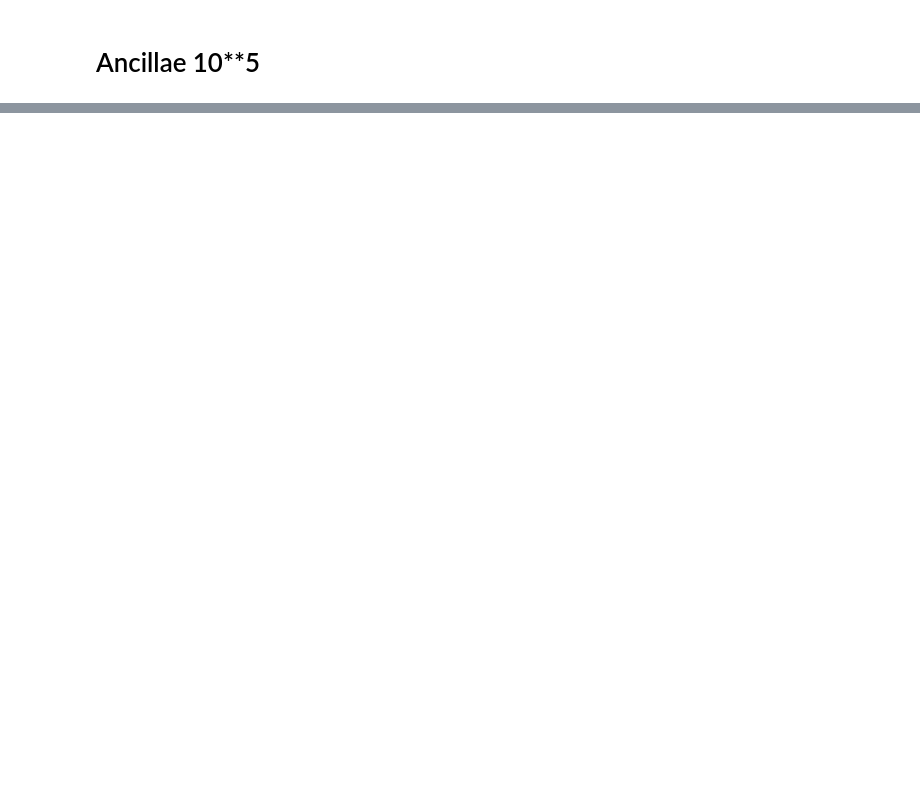
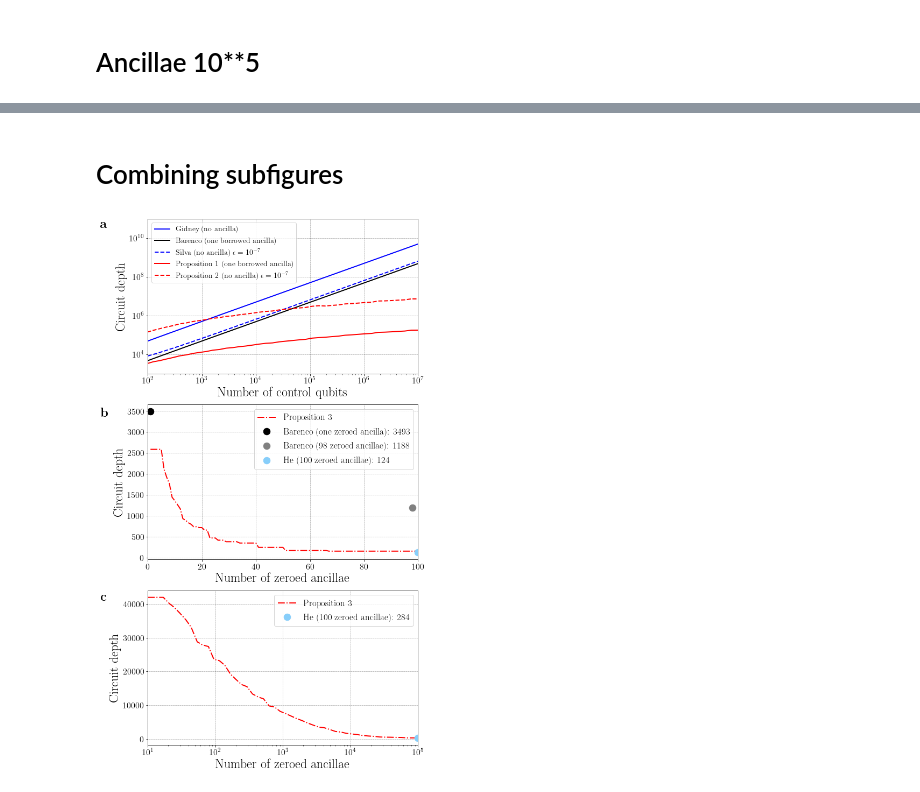
Before and after one commit to BaptisteClaudon/Polylog_MCX-public, a Jupyter notebook: paper_plot.ipynb, the cells around one changed output, grey strips where cells are left out. Saved outputs shown, nothing was run; the diff lists cells and outputs as text; code cells hidden in the pictures; blank space fills up the shorter version.

```diff
--- a/paper_plot.ipynb
+++ b/paper_plot.ipynb
@@ -113,0 +108,61 @@ The PostScript backend does not support transparency; partially transparent arti
+# %% [markdown]
+# Combining subfigures
+# %%
+legend_size = 14; fs=24
+xrange = np.load('data/x_axis.npy')
+silva_range = np.load('data/silva_range.npy')
+silva_depth = [3610, 5044, 5716, 6530, 7796, 9788, 12399, 15932, 20540, 26684, 34799, 45628, 59964, 78908, 104047, 137404, 181615, 240239, 317935, 420975, 557551, 738543, 978620, 1296751, 1718588, 2277820, 3019196]
+while xrange[4+len(silva_depth)-1] != 10**7:
+    silva_depth.append((silva_depth[-1]-silva_depth[-2])/(xrange[4+len(silva_depth)-1]-xrange[4+len(silva_depth)-2])*(xrange[4+len(silva_depth)]-xrange[3+len(silva_depth)])+silva_depth[-1])
+barenco_one_depth = np.load('data/barenco_one_depth.npy')
+gidney_depth = np.load('data/gidney_depth.npy')
+log3_depth = np.load('data/log3_depth.npy')
+k = np.ceil(np.log2(np.pi/1e-7))
+log3_approx_depth = [1984, 4074, 8116, 16726, 30576, 53044, 80462, 105854, 135536, 171302, 209168, 254228, 299770, 369074, 414580, 489554, 548154, 617850, 720250, 774638, 912350, 954410, 1093050, 1188350, 1322050]
+log3_approx_depth = log3_approx_depth + [1479250, 1628550, 1708050, 1940950, 2096450, 2264750, 2444250, 2603250, 2997350, 3186950]
+while len(log3_approx_depth) < len(xrange):
+    l = len(log3_approx_depth)
+    log3_approx_depth.append(k*(2*(log3_depth[l]+5-20*np.log2(np.floor(np.sqrt(xrange[l])))**3)))
+plt.figure(figsize=(9,18))
+plt.subplot(3, 1, 1)
+plt.loglog(xrange, gidney_depth, 'b', label=r'Gidney (no ancilla)')
+plt.loglog(xrange, barenco_one_depth, 'k', label='Barenco (one borrowed ancilla)')
+plt.loglog(xrange[4:4+len(silva_depth)], silva_depth, 'b--', label=r'Silva (no ancilla) $\epsilon=10^{-7}$')
+plt.loglog(xrange, log3_depth, 'r', label='Proposition 1 (one borrowed ancilla)')
+plt.loglog(xrange[:len(log3_approx_depth)], log3_approx_depth, 'r--', label=r'Proposition 2 (no ancilla) $\epsilon=10^{-7}$')
+plt.legend(prop={'size': legend_size})
+plt.xlabel('Number of control qubits', fontsize=fs)
+plt.ylabel('Circuit depth', fontsize=fs)
+plt.xlim((10**2, 10**7))
+plt.ylim((10**3, 10**11))
+plt.text(13, 3.5*10**10, r"$\mathbf{a}$", fontweight=1000, fontsize=24)
+plt.subplot(3, 1, 2)
+nc = 100
+ms = 25
+depth_one_clean_ancilla, depth_v_chain, depth_he = 3489, 1188, 124
+our_depth = np.load('data/ancillae_100.npy')
+plt.plot(list(range(1, nc+1)), our_depth, 'r-.', label='Proposition 3')
+plt.plot(1, depth_one_clean_ancilla, '.k', markersize=ms, label=r'Barenco (one zeroed ancilla): $3493$')
+plt.plot(98, depth_v_chain, '.', color='grey', markersize=ms, label=r'Barenco ($98$ zeroed ancillae): $1188$')
+plt.plot(100, depth_he, '.', color='lightskyblue', markersize=ms, label=r'He ($100$ zeroed ancillae): $124$')
+plt.xlim((0,100))
+plt.xlabel('Number of zeroed ancillae', fontsize=fs)
+plt.ylabel('Circuit depth', fontsize=fs)
+plt.legend(prop={'size': legend_size+3})
+plt.text(-17.5, 3370, r"$\mathbf{b}$", weight=1000, fontsize=24)
+plt.subplot(3, 1, 3)
+nc = 10**5
+ms = 25
+depth_he = 284
+krange = [int(k) for k in list(np.logspace(1, 5, 50))]
+our_depth = np.load('data/ancillae_100000.npy')
+plt.semilogx(krange, our_depth[1:-1], 'r-.', label='Proposition 3')
+plt.plot(10**5, depth_he, '.', color='lightskyblue', markersize=ms, label=r'He ($100$ zeroed ancillae): $284$')
+plt.xlim((10,10**5))
+plt.xlabel('Number of zeroed ancillae', fontsize=fs)
+plt.ylabel('Circuit depth', fontsize=fs)
+plt.legend(prop={'size': legend_size+3})
+plt.text(2., 41000, r"$\mathbf{c}$", weight='bold', fontsize=24)
+plt.savefig('figures/circuit_depth_combined.pdf', bbox_inches='tight')
+# %% [output]
+[figure, added]
```
Also changed, not shown: parts of 4 cells of this notebook, 6 other files.
